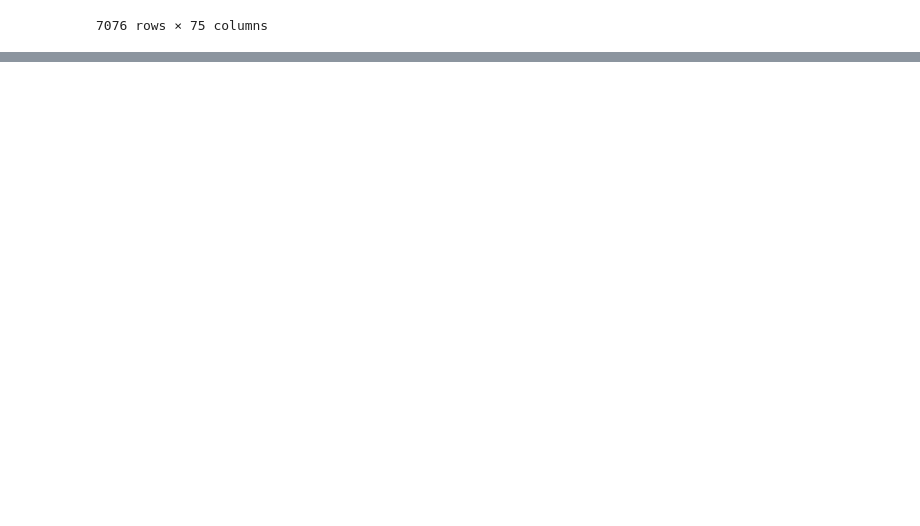
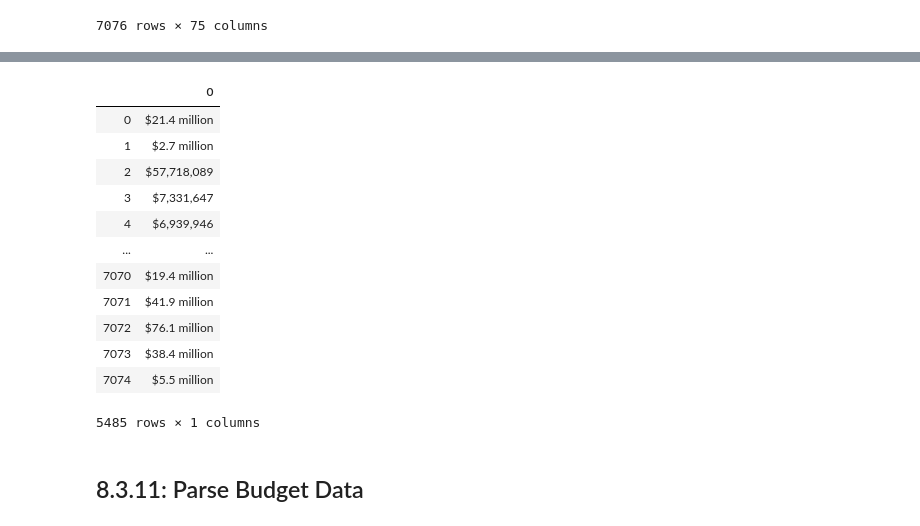
Before and after one commit to CLAMONT73/Movies-ETL, a Jupyter notebook: Exploratory_Data_Analysis.ipynb, the cells around one changed output, grey strips where cells are left out. Saved outputs shown, nothing was run; the diff lists cells and outputs as text; code cells hidden in the pictures; blank space fills up the shorter version.

```diff
--- a/Exploratory_Data_Analysis.ipynb
+++ b/Exploratory_Data_Analysis.ipynb
@@ -308,0 +382,4 @@ wiki_movies_df[wiki_movies_df['year'].notnull()]
+# %%
+# Drop any duplicate IMDb IDs using drop_duplicates(). A for loop and a print statement will also work.
+
+wiki_movies_df.drop_duplicates(subset='imdb_id', inplace=True)
@@ -308,0 +445,6 @@ wiki_movies_df[wiki_movies_df['year'].notnull()]
+# %%
+# Assign clean columns to a new variable, then convert to a DataFrame.
+
+wiki_columns_to_keep = [column for column in wiki_movies_df.columns if wiki_movies_df[column].isnull().sum() < len(wiki_movies_df) * 0.9]
+
+wiki_movies_df = wiki_movies_df[wiki_columns_to_keep]
@@ -308,0 +484,4 @@ wiki_movies_df[wiki_movies_df['year'].notnull()]
+# %%
+# Update "Box office" column to currency by first dropping missing values.
+
+box_office = wiki_movies_df['Box office'].dropna()
@@ -308,0 +530,4 @@ wiki_movies_df[wiki_movies_df['year'].notnull()]
+# %%
+# Add a space as joining character and apply the join() function only when data points are lists.
+
+box_office = box_office.apply(lambda x: ' '.join(x) if type(x) == list else x)
@@ -308,0 +584,19 @@ wiki_movies_df[wiki_movies_df['year'].notnull()]
+# %%
+# Extract and convert the box office values using str.extract() to pull parts of the strings that match. The method
+# takes in a reg. expr. but returns a DataFrame where every column is the data that matches a capture group.
+
+box_office.str.extract(f'({form_one}|{form_two})')
+# %% [output]
+|  | 0 |
+| 0 | $21.4 million |
+| 1 | $2.7 million |
+| 2 | $57,718,089 |
+| 3 | $7,331,647 |
+| 4 | $6,939,946 |
+| ... | ... |
+| 7070 | $19.4 million |
+| 7071 | $41.9 million |
+| 7072 | $76.1 million |
+| 7073 | $38.4 million |
+| 7074 | $5.5 million |
+5485 rows × 1 columns
@@ -308,0 +658,2 @@ wiki_movies_df[wiki_movies_df['year'].notnull()]
+# %% [markdown]
+## 8.3.11: Parse Budget Data
```
Also changed, not shown: parts of 58 cells of this notebook.
